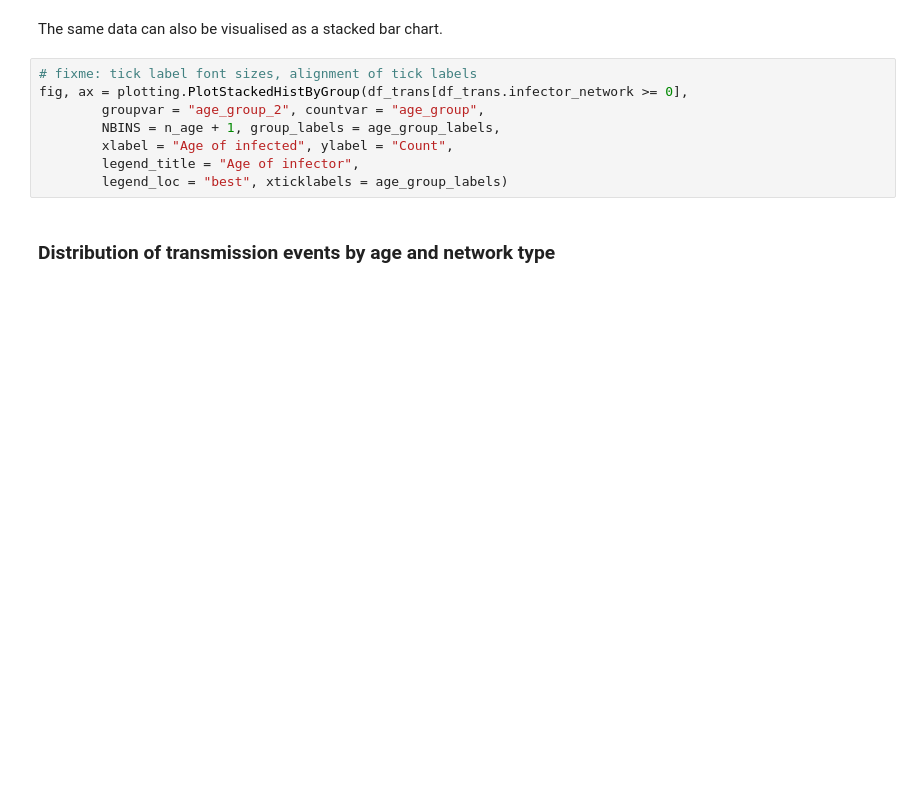
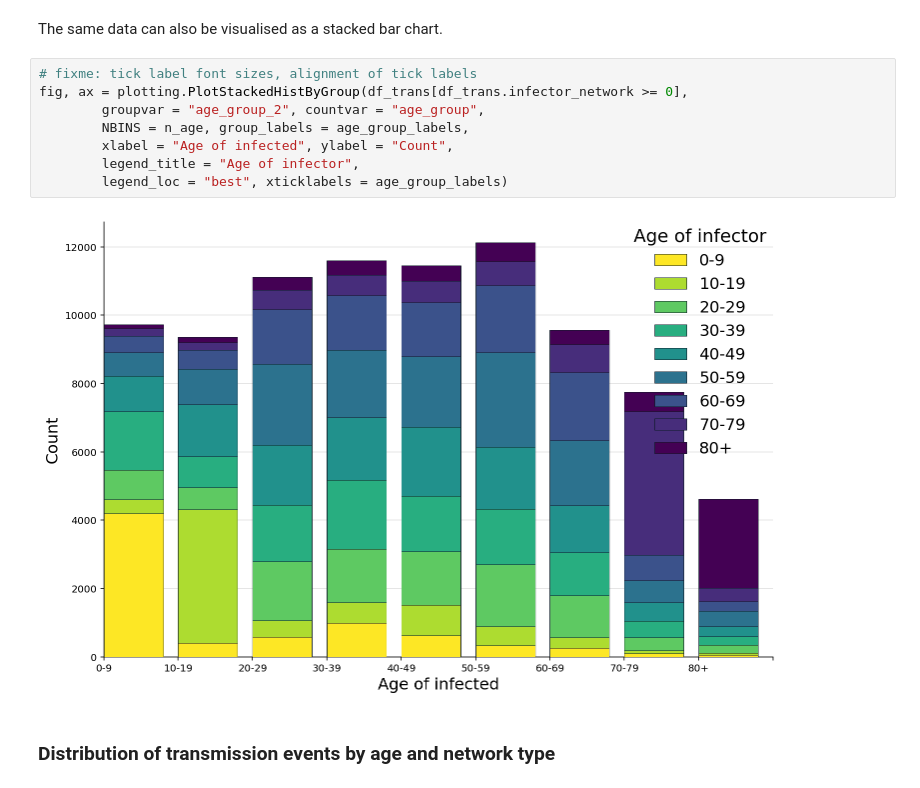
Before and after one commit to BDI-pathogens/OpenABM-Covid19, a Jupyter notebook: sandbox/COVID19-IBM_with_interface.ipynb, the cells around one changed output. Saved outputs shown, nothing was run; the diff lists cells and outputs as text; blank space fills up the shorter version.

```diff
--- a/sandbox/COVID19-IBM_with_interface.ipynb
+++ b/sandbox/COVID19-IBM_with_interface.ipynb
@@ -272,11 +342,13 @@ The same data can also be visualised as a stacked bar chart.
 # %%
 # fixme: tick label font sizes, alignment of tick labels
 fig, ax = plotting.PlotStackedHistByGroup(df_trans[df_trans.infector_network >= 0],
         groupvar = "age_group_2", countvar = "age_group",
-        NBINS = n_age + 1, group_labels = age_group_labels,
+        NBINS = n_age, group_labels = age_group_labels,
         xlabel = "Age of infected", ylabel = "Count",
         legend_title = "Age of infector",
         legend_loc = "best", xticklabels = age_group_labels)
+# %% [output]
+[figure, added]
 # %% [markdown]
 ### Distribution of transmission events by age and network type
 # %%
```
Also changed, not shown: parts of 23 cells of this notebook.
